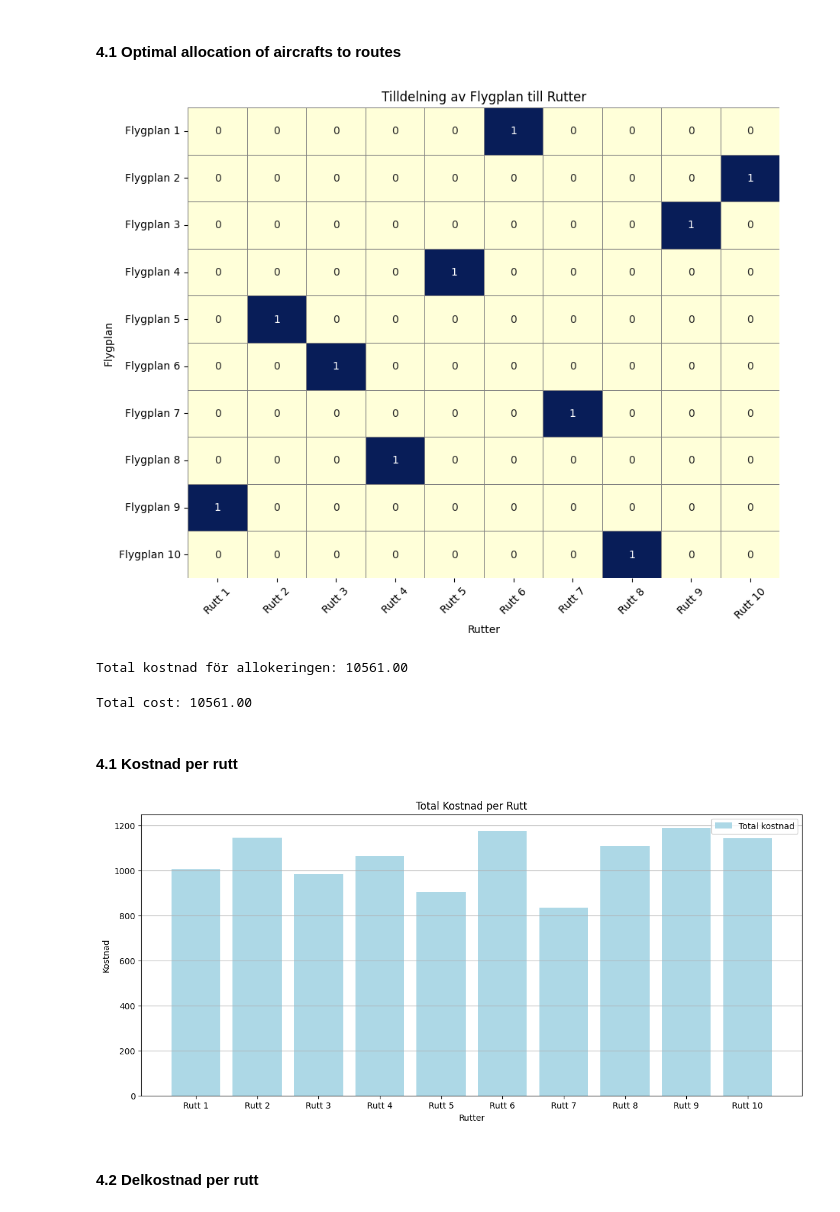
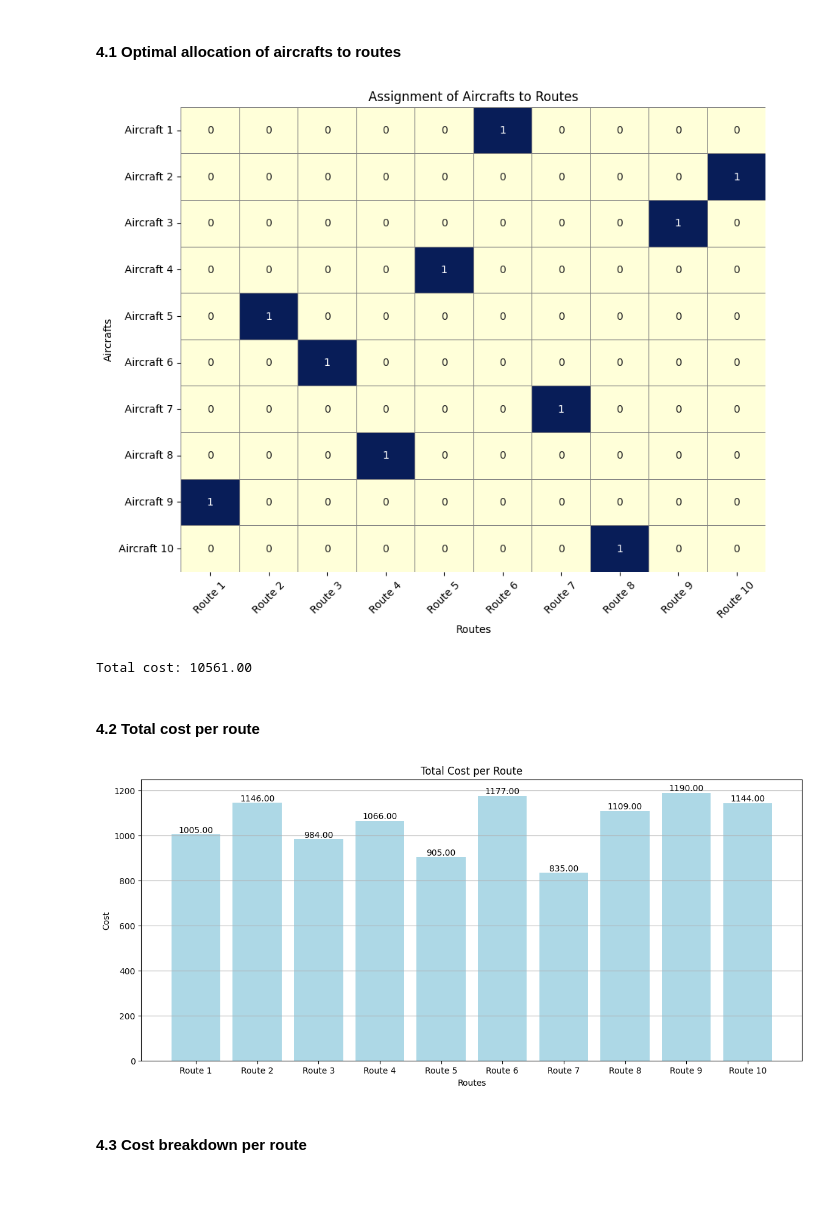
Before and after one commit to andrillion/Projects, a Jupyter notebook: tail_assignment.ipynb, the cells around one changed output. Drawn from its saved outputs; the diff is of its cells as text; code cells hidden in the pictures.

```diff
--- a/tail_assignment.ipynb
+++ b/tail_assignment.ipynb
@@ -226,43 +226,41 @@ for j in range(num_routes):
 # %% [markdown]
 #### 4.1 Optimal allocation of aircrafts to routes
 # %%
-# Visualisering av tilldelningen med heatmap
+# Visualization of the allocation with a heatmap
 plt.figure(figsize=(10, 8))
 ax = sns.heatmap(assignments, annot=True, cmap="YlGnBu", cbar=False, linewidths=0.5, linecolor='gray')
-plt.xlabel('Rutter')
-plt.ylabel('Flygplan')
-plt.title('Tilldelning av Flygplan till Rutter')
-plt.xticks(ticks=np.arange(num_routes) + 0.5, labels=[f"Rutt {j+1}" for j in range(num_routes)], rotation=45)
-plt.yticks(ticks=np.arange(num_planes) + 0.5, labels=[f"Flygplan {i+1}" for i in range(num_planes)], rotation=0)
+plt.xlabel('Routes')
+plt.ylabel('Aircrafts')
+plt.title('Assignment of Aircrafts to Routes')
+plt.xticks(ticks=np.arange(num_routes) + 0.5, labels=[f"Route {j+1}" for j in range(num_routes)], rotation=45)
+plt.yticks(ticks=np.arange(num_planes) + 0.5, labels=[f"Aircraft {i+1}" for i in range(num_planes)], rotation=0)
 plt.show()
 
-# Skriv ut den totala kostnaden
 total_cost = model.objective()
-print(f'Total kostnad för allokeringen: {total_cost:.2f}')
+print(f'Total cost: {total_cost:.2f}')
 # %% [output]
-[figure, old version]
+[figure, new version]
-Total kostnad för allokeringen: 10561.00
+Total cost: 10561.00
-# %%
-# Print the optimal solution
-total_cost = model.objective()
-print(f'Total cost: {total_cost:.2f}')
-# %% [output]
-Total cost: 10561.00
 # %% [markdown]
-#### 4.1 Kostnad per rutt
+#### 4.2 Total cost per route
 # %%
-# Visualisering av totala kostnader per rutt
+# Visualization of total costs per route
 plt.figure(figsize=(14, 6))
-plt.bar(range(num_routes), total_route_costs, color='lightblue', label='Total kostnad')
-plt.xticks(range(num_routes), [f'Rutt {i+1}' for i in range(num_routes)])
-plt.title('Total Kostnad per Rutt')
-plt.xlabel('Rutter')
-plt.ylabel('Kostnad')
-plt.legend()
+bars = plt.bar(range(num_routes), total_route_costs, color='lightblue', label='Total cost')
+plt.xticks(range(num_routes), [f'Route {i+1}' for i in range(num_routes)])
+plt.title('Total Cost per Route')
+plt.xlabel('Routes')
+plt.ylabel('Cost')
+
+# Annotate y-value on top of each bar
+for bar in bars:
+    yval = bar.get_height()
+    plt.text(bar.get_x() + bar.get_width()/2, yval, f'{yval:.2f}', ha='center', va='bottom')
+
 plt.grid(axis='y')
 plt.show()
 # %% [output]
-[figure, old version]
+[figure, new version]
 # %% [markdown]
-#### 4.2 Delkostnad per rutt
+#### 4.3 Cost breakdown per route
 # %%
```
Also changed, not shown: parts of 5 cells of this notebook.
